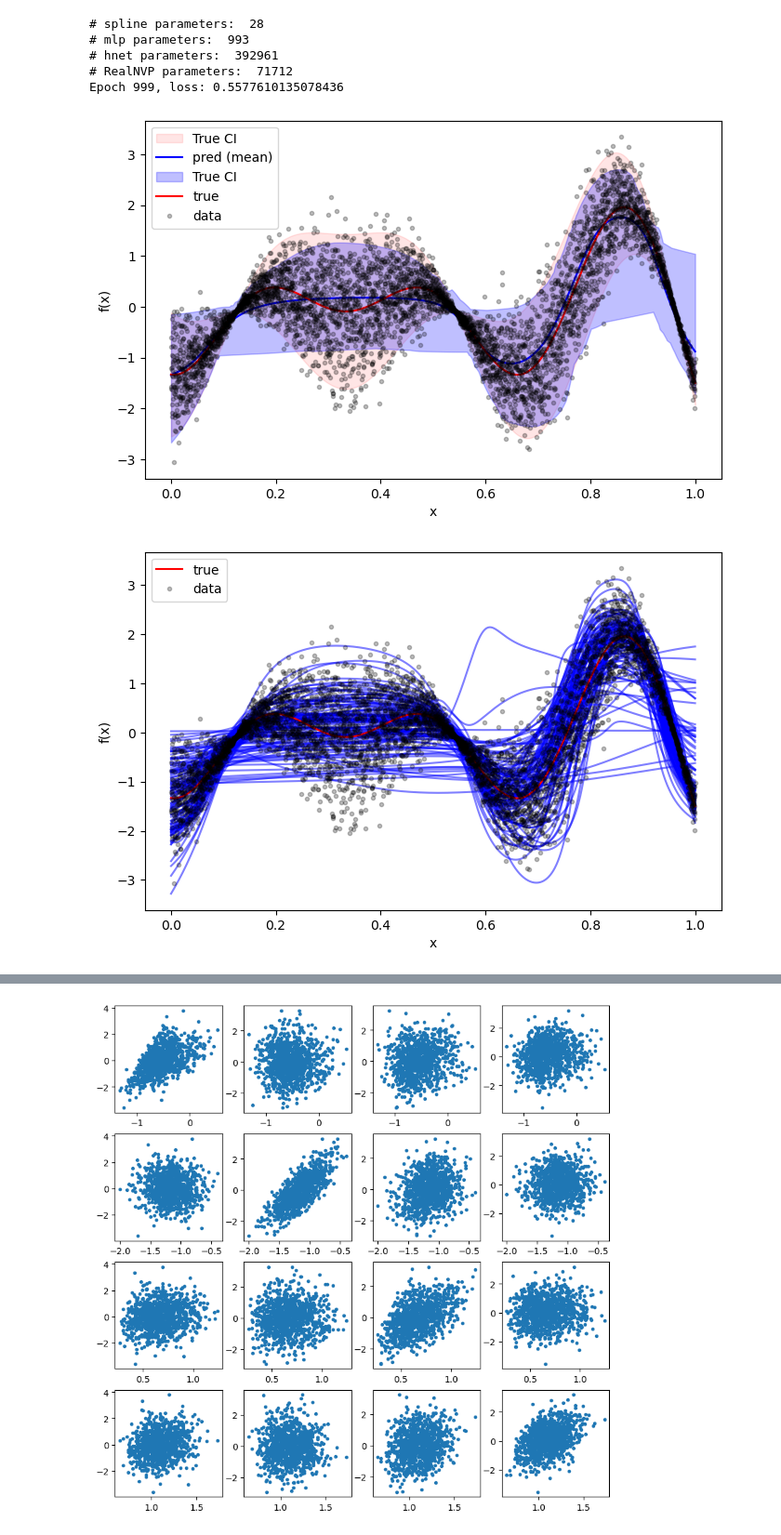
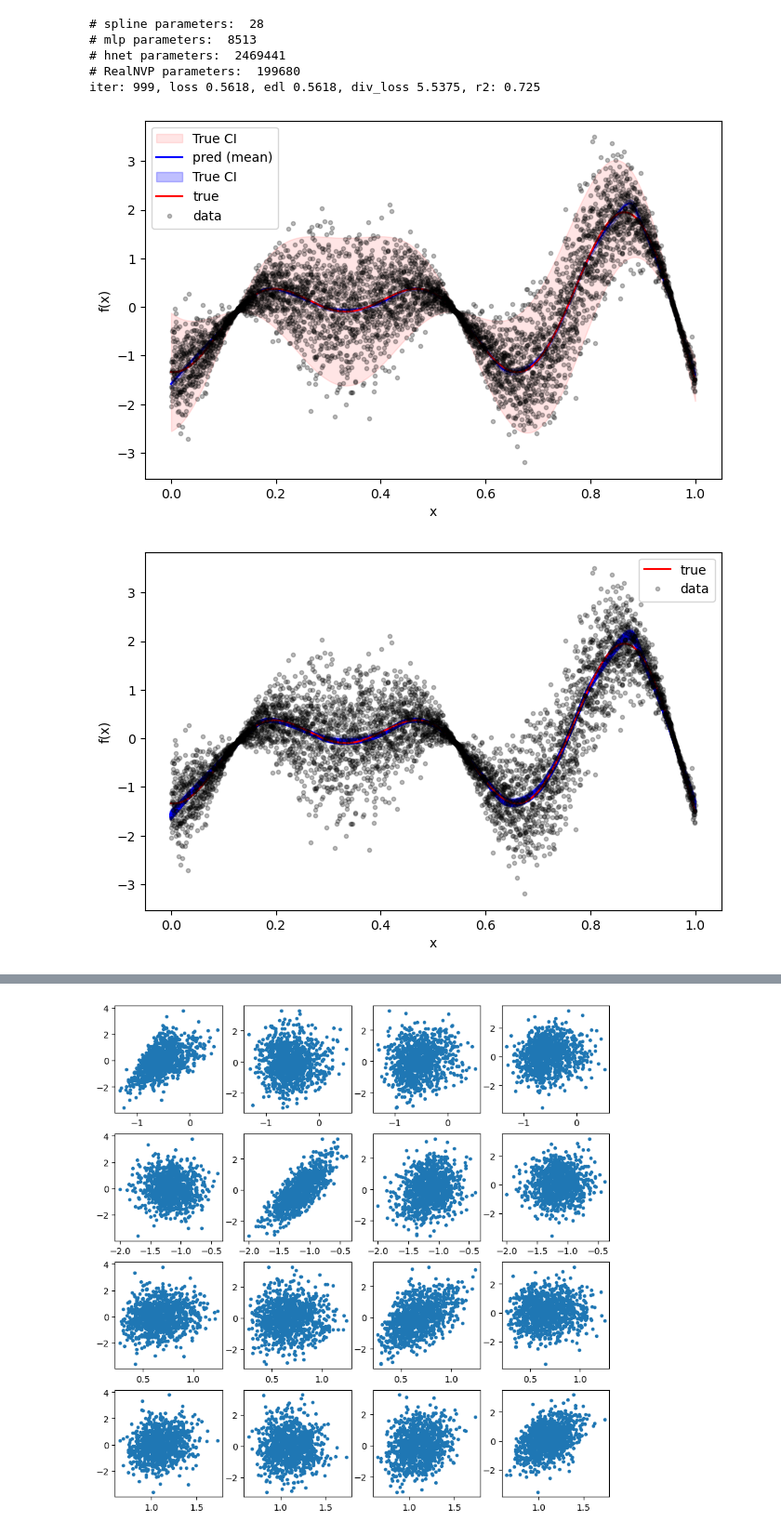
Before and after one commit to nathanieljevans/hypernet, a Jupyter notebook: notebooks/08_calibration_of_pz.ipynb, the cells around one changed output, grey strips where cells are left out. Shown at 93% size. Saved outputs shown, nothing was run; the diff lists cells and outputs as text; code cells hidden in the pictures.

Commit message:
added different base p(z) options: normal, uniform, bernoulli, categorical

```diff
--- a/notebooks/08_calibration_of_pz.ipynb
+++ b/notebooks/08_calibration_of_pz.ipynb
@@ -36,13 +39,21 @@ utils.plot1d(x,y,y_true,true_lcb,true_ucb)
 # e.g., if we are only using 2 stochastic channels, the true function rarely appears in the function space
 # if using 100 stochastic channels, the true function appears in the function space almost always.
 
+gamma = 0.
 
-mlp = MLP(in_channels=1, out_channels=1, hidden_channels=16, layers=3, nonlin='elu', norm='layer')
+mlp = MLP(in_channels       = 1,
+              out_channels      = 1,
+              hidden_channels   = 64,
+              layers            = 2,
+              nonlin            = 'elu',
+              norm              = 'none')
+
 init_dict = mlp.get_init_dict(init='infer')
 
 spline = BSpline(in_dim=1, out_dim=1, n_knots=32, degree=3)
-hnet = HyperNet(mlp, stochastic_channels=2, width=256, dropout=0., norm='none', bias=False, affine=False,
+hnet = HyperNet(mlp, stochastic_channels=64, width=256, dropout=0., norm='none', bias=False, affine=False,
                init_dict=init_dict,
+               pz='bernoulli',
                learn_pz=True,
                nvp_kwargs={
                            'hidden_dim':64,
@@ -63,7 +74,7 @@ for param in hnet.normalizing_flow.parameters():
 optim = torch.optim.AdamW(hnet.parameters(), lr=1e-3, weight_decay=0)
 crit = EnergyDistanceLoss()
 
-batch_size = 250
+batch_size = 500
 
 for i in range(1000):
 
@@ -74,27 +85,32 @@ for i in range(1000):
    optim.zero_grad()
 
    yhat = hnet(x_batch.unsqueeze(1), samples=100)
-   loss = crit(yhat, y_batch.unsqueeze(1))
+   edl = crit(yhat, y_batch.unsqueeze(1))
+
+   div_loss = hnet.diversity_loss()
+   loss = edl + gamma*div_loss
    loss.backward()
 
    optim.step()
 
-   print(f'Epoch {i}, loss: {loss.item()}', end='\r')
+
+   r2 = r2_score(y_batch.detach().cpu().numpy(), yhat.detach().cpu().numpy().mean(0))
+   print(f'iter: {i}, loss {loss.item():.4f}, edl {edl.item():.4f}, div_loss {div_loss.item():.4f}, r2: {r2:.2f}', end='\r')
 # %% [output]
 # spline parameters:  28
-# mlp parameters:  993
-# hnet parameters:  392961
-# RealNVP parameters:  71712
-Epoch 999, loss: 0.5577610135078436
+# mlp parameters:  8513
+# hnet parameters:  2469441
+# RealNVP parameters:  199680
+iter: 999, loss 0.5618, edl 0.5618, div_loss 5.5375, r2: 0.725
 # %%
 hnet.eval()
-yhat = hnet(x.unsqueeze(1), samples=100)
+yhat = hnet(x.unsqueeze(1), samples=500)
 
 utils.plot1d(x,y,y_true,true_lcb,true_ucb, x2=x, yhat=yhat, plot_ci=True)
 utils.plot1d(x,y,y_true,true_lcb,true_ucb, x2=x, yhat=yhat, plot_ci=False)
 # %% [output]
-[figure, old version]
+[figure, new version]
-[figure, old version]
+[figure, new version]
 # %%
 
 # unfreeze normalizing flow
```
Also changed, not shown: parts of 5 cells of this notebook, 2 other files.
